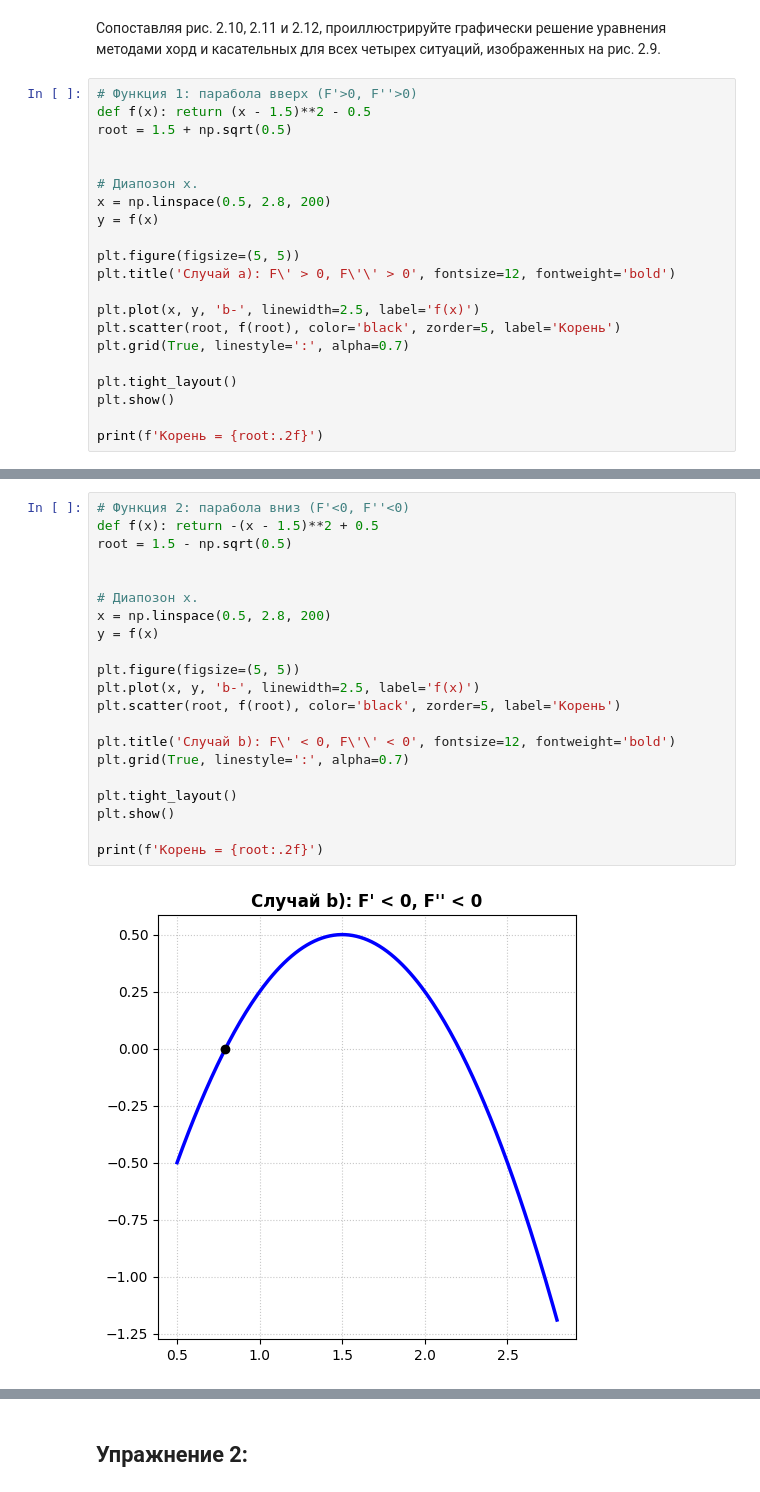
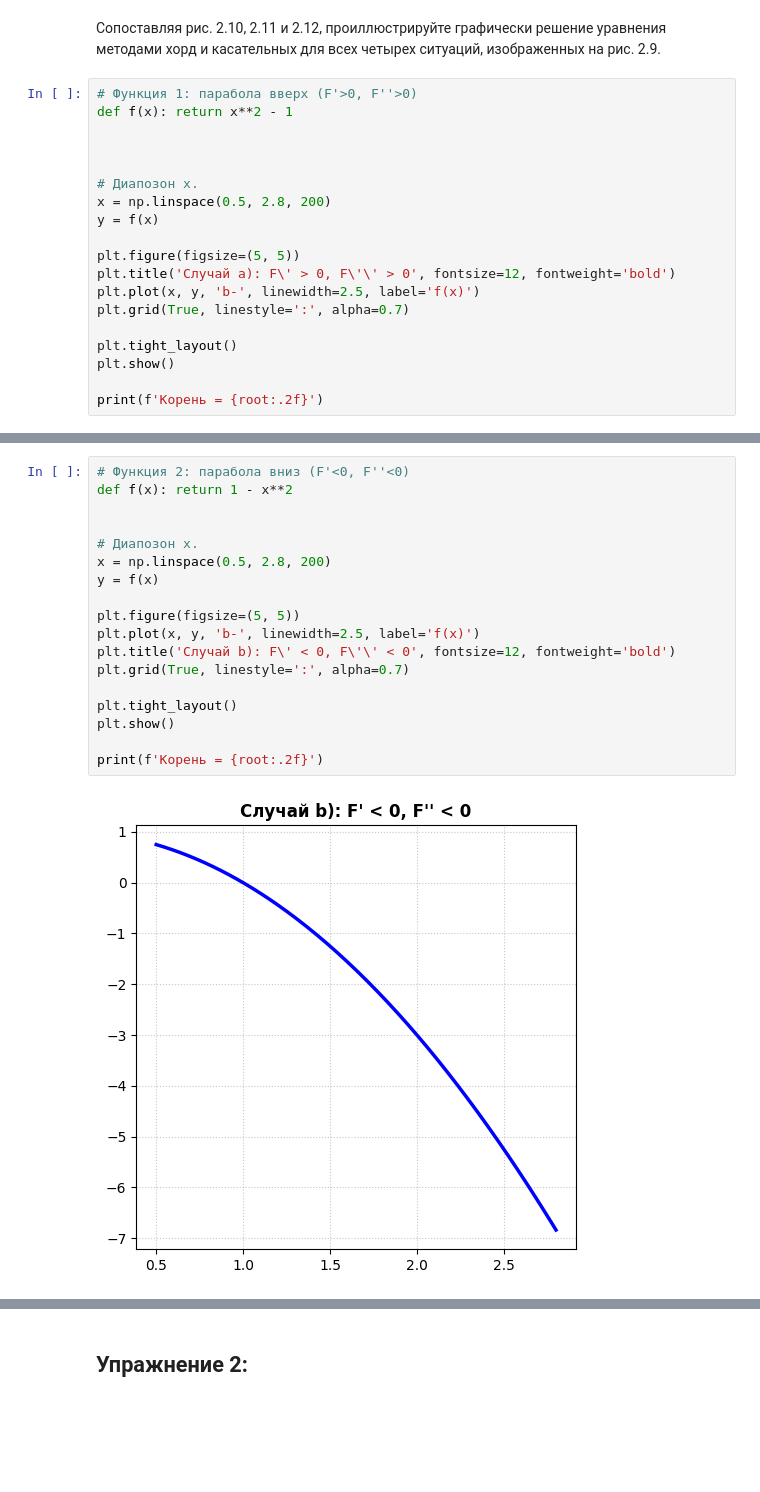
Before and after one commit to Eg0r-S/my_work_for_college, a Jupyter notebook: first_works_for_number.s_methods.ipynb, the cells around one changed output, grey strips where cells are left out. Saved outputs shown, nothing was run; the diff lists cells and outputs as text; blank space fills up the shorter version.

```diff
--- a/first_works_for_number.s_methods.ipynb
+++ b/first_works_for_number.s_methods.ipynb
@@ -107,8 +107,8 @@ print(f"\nНайденный наименьший по модулю корень
 Сопоставляя рис. 2.10, 2.11 и 2.12, проиллюстрируйте графически решение уравнения методами хорд и касательных для всех четырех ситуаций, изображенных на рис. 2.9.
 # %%
 # Функция 1: парабола вверх (F'>0, F''>0)
-def f(x): return (x - 1.5)**2 - 0.5
-root = 1.5 + np.sqrt(0.5)
+def f(x): return x**2 - 1
+
 
 
 # Диапозон х.
@@ -117,9 +117,7 @@ y = f(x)
 
 plt.figure(figsize=(5, 5))
 plt.title('Случай a): F\' > 0, F\'\' > 0', fontsize=12, fontweight='bold')
-
 plt.plot(x, y, 'b-', linewidth=2.5, label='f(x)')
-plt.scatter(root, f(root), color='black', zorder=5, label='Корень')
 plt.grid(True, linestyle=':', alpha=0.7)
 
 plt.tight_layout()
@@ -132,23 +130,20 @@ print(f'Корень = {root:.2f}')
 # %%
 # Функция 2: парабола вниз (F'<0, F''<0)
-def f(x): return -(x - 1.5)**2 + 0.5
-root = 1.5 - np.sqrt(0.5)
+def f(x): return 1 - x**2
 
 
 # Диапозон х.
 x = np.linspace(0.5, 2.8, 200)
 y = f(x)
 
 plt.figure(figsize=(5, 5))
 plt.plot(x, y, 'b-', linewidth=2.5, label='f(x)')
-plt.scatter(root, f(root), color='black', zorder=5, label='Корень')
-
 plt.title('Случай b): F\' < 0, F\'\' < 0', fontsize=12, fontweight='bold')
 plt.grid(True, linestyle=':', alpha=0.7)
 
 plt.tight_layout()
 plt.show()
 
 print(f'Корень = {root:.2f}')
 # %% [output]
-[figure, old version]
+[figure, new version]
```
Also changed, not shown: parts of 6 cells of this notebook.
